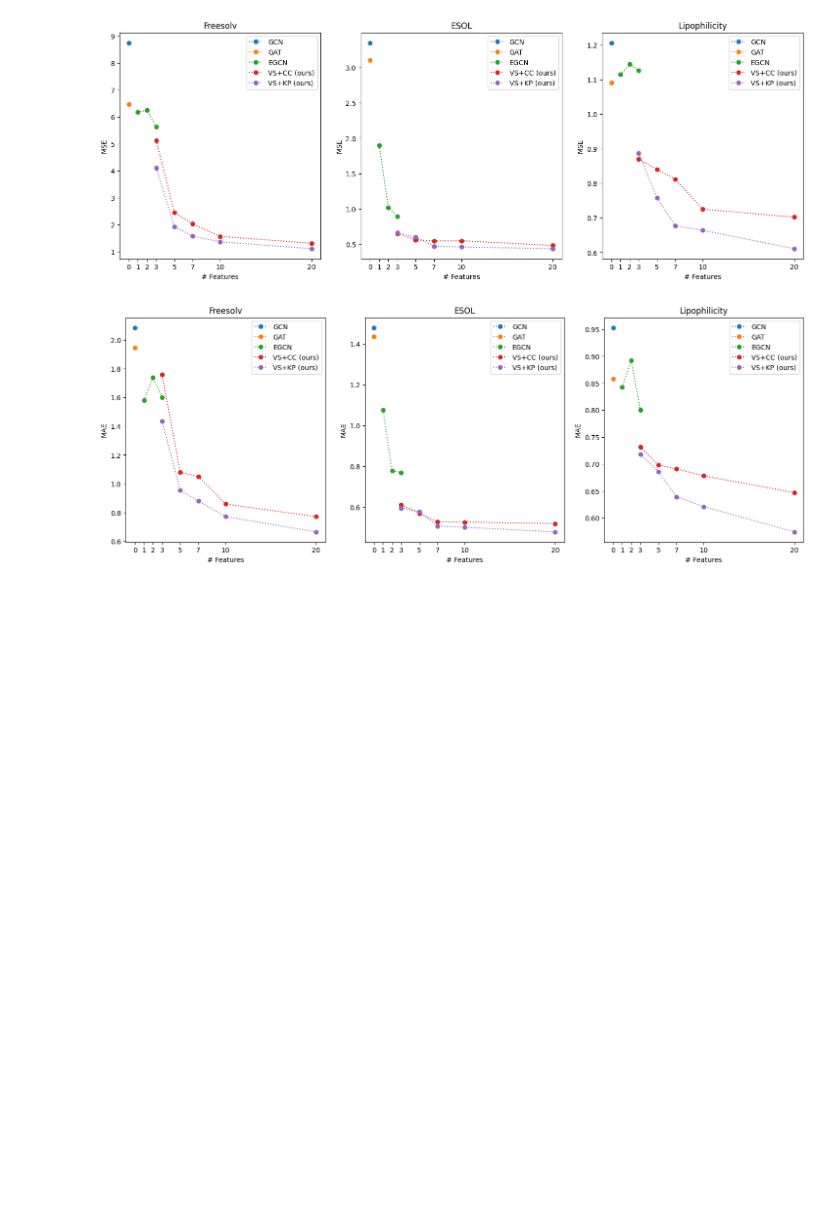
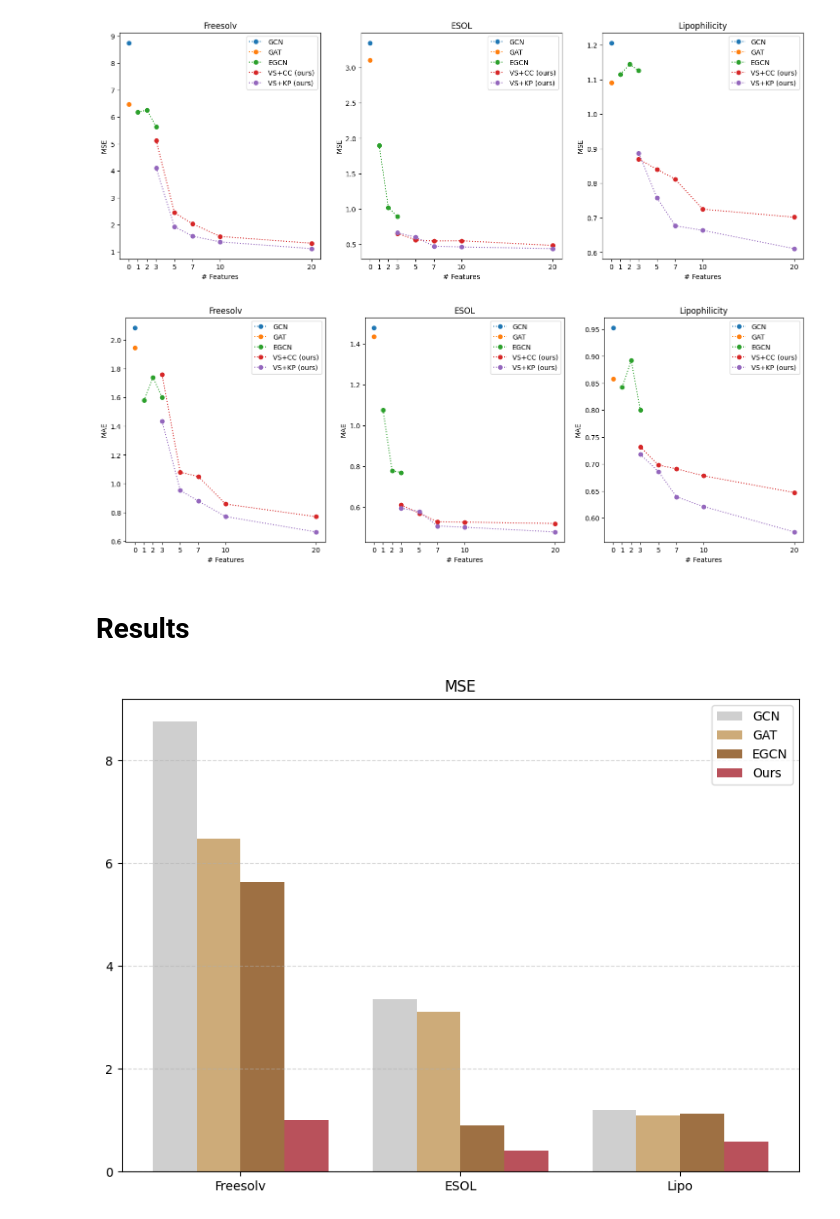
Before and after one commit to DSjayjang/Project, a Jupyter notebook: ChemGCNs/visualization/plot_ablation.ipynb, the cells around one changed output. Saved outputs shown, nothing was run; the diff lists cells and outputs as text; code cells hidden in the pictures; blank space fills up the shorter version.

```diff
--- a/ChemGCNs/visualization/plot_ablation.ipynb
+++ b/ChemGCNs/visualization/plot_ablation.ipynb
@@ -141,3 +146,44 @@ ax3.set_xticks(xticks)
 plt.show()
 # %% [output]
 [figure]
+# %% [markdown]
+# Results
+# %%
+datasets = ['Freesolv', 'ESOL', 'Lipo']
+models = ['GCN', 'GAT', 'EGCN', 'Ours']
+colors = ['#cacaca', '#C8A26B', '#94602e', '#b23e49']
+
+# MSE #
+performance_mse = np.array([[8.751, 6.480, 5.636, 0.996],
+                            [3.349, 3.104, 0.892, 0.411],
+                            [1.206, 1.091, 1.126, 0.580]])
+performance_r2 = np.array([[0.350, 0.439, 0.541, 0.869],
+                           [0.214, 0.212, 0.792, 0.869],
+                           [0.207, 0.293, 0.284, 0.622]])
+# %%
+x = np.arange(len(datasets))
+width = 0.2
+
+fig, ax = plt.subplots(figsize = (8, 6))
+
+for i in range(len(models)):
+    ax.bar(x + i * width - width * 1.5,
+           performance_mse[:, i],
+           width, label = models[i], alpha = 0.9, color = colors[i])
+
+ax.set_xticks(x)
+ax.set_xticklabels(datasets)
+ax.set_title('MSE')
+ax.legend()
+ax.grid(axis='y', linestyle='--', alpha=0.5)
+
+plt.tight_layout()
+
+# # 저장
+# file_name = f'bar_mse.png'
+# file_path = r'..\results_figure\ablation\\' + file_name
+# plt.savefig(file_path, dpi = 600, bbox_inches = 'tight')
+
+plt.show()
+# %% [output]
+[figure, added]
```
Also changed, not shown: parts of 2 cells of this notebook, 9 other files.
